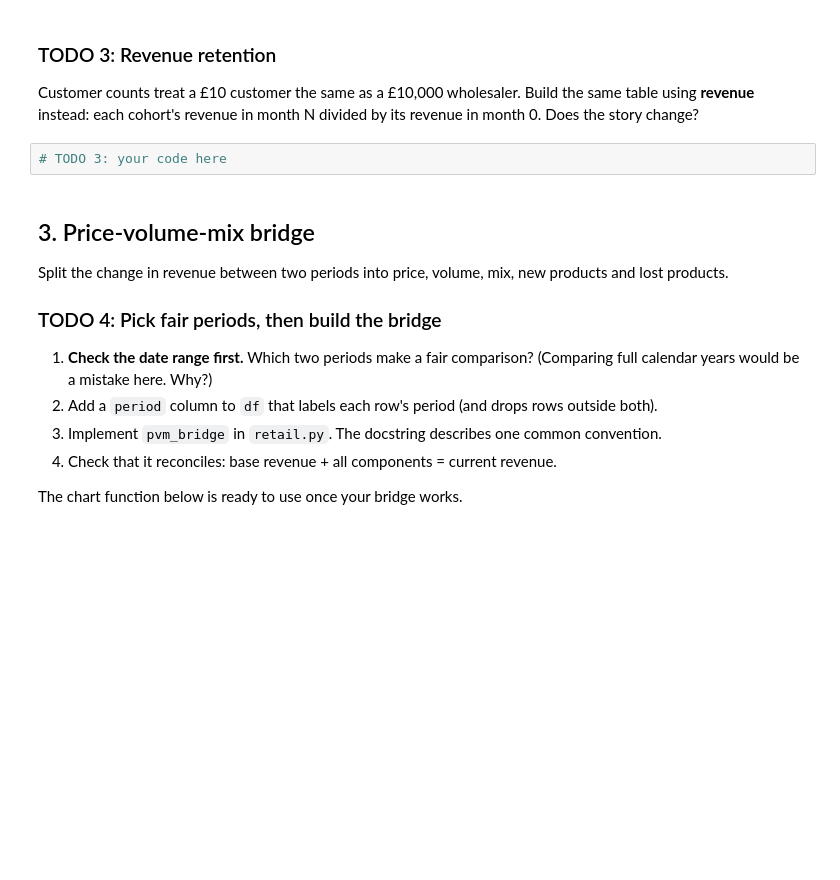
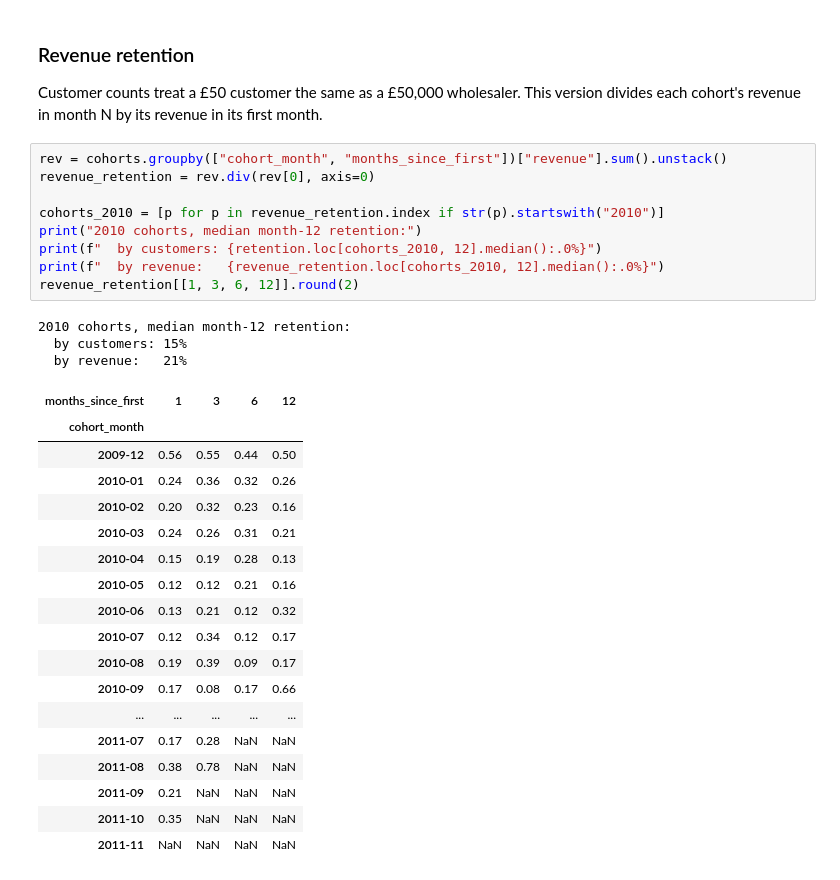
Before and after one commit to franklinaziegbe/data-portfolio, a Jupyter notebook: cohort-retention-pvm/analysis.ipynb, the cells around one changed output. Saved outputs shown, nothing was run; the diff lists cells and outputs as text; blank space fills up the shorter version.

```diff
--- a/cohort-retention-pvm/analysis.ipynb
+++ b/cohort-retention-pvm/analysis.ipynb
@@ -74,19 +183,35 @@ plt.show()
 # %% [markdown]
-### TODO 3: Revenue retention
+### Revenue retention
 
-Customer counts treat a £10 customer the same as a £10,000 wholesaler. Build the same table using **revenue** instead: each cohort's revenue in month N divided by its revenue in month 0. Does the story change?
+Customer counts treat a £50 customer the same as a £50,000 wholesaler. This version divides each cohort's revenue in month N by its revenue in its first month.
-# %%
-# TODO 3: your code here
-# %% [markdown]
-## 3. Price-volume-mix bridge
-
-Split the change in revenue between two periods into price, volume, mix, new products and lost products.
-
-### TODO 4: Pick fair periods, then build the bridge
-
-1. **Check the date range first.** Which two periods make a fair comparison? (Comparing full calendar years would be a mistake here. Why?)
-2. Add a `period` column to `df` that labels each row's period (and drops rows outside both).
-3. Implement `pvm_bridge` in `retail.py`. The docstring describes one common convention.
-4. Check that it reconciles: base revenue + all components = current revenue.
-
-The chart function below is ready to use once your bridge works.
+# %%
+rev = cohorts.groupby(["cohort_month", "months_since_first"])["revenue"].sum().unstack()
+revenue_retention = rev.div(rev[0], axis=0)
+
+cohorts_2010 = [p for p in revenue_retention.index if str(p).startswith("2010")]
+print("2010 cohorts, median month-12 retention:")
+print(f"  by customers: {retention.loc[cohorts_2010, 12].median():.0%}")
+print(f"  by revenue:   {revenue_retention.loc[cohorts_2010, 12].median():.0%}")
+revenue_retention[[1, 3, 6, 12]].round(2)
+# %% [output]
+2010 cohorts, median month-12 retention:
+  by customers: 15%
+  by revenue:   21%
+| months_since_first | 1 | 3 | 6 | 12 |
+| cohort_month |  |  |  |  |
+| 2009-12 | 0.56 | 0.55 | 0.44 | 0.50 |
+| 2010-01 | 0.24 | 0.36 | 0.32 | 0.26 |
+| 2010-02 | 0.20 | 0.32 | 0.23 | 0.16 |
+| 2010-03 | 0.24 | 0.26 | 0.31 | 0.21 |
+| 2010-04 | 0.15 | 0.19 | 0.28 | 0.13 |
+| 2010-05 | 0.12 | 0.12 | 0.21 | 0.16 |
+| 2010-06 | 0.13 | 0.21 | 0.12 | 0.32 |
+| 2010-07 | 0.12 | 0.34 | 0.12 | 0.17 |
+| 2010-08 | 0.19 | 0.39 | 0.09 | 0.17 |
+| 2010-09 | 0.17 | 0.08 | 0.17 | 0.66 |
+| ... | ... | ... | ... | ... |
+| 2011-07 | 0.17 | 0.28 | NaN | NaN |
+| 2011-08 | 0.38 | 0.78 | NaN | NaN |
+| 2011-09 | 0.21 | NaN | NaN | NaN |
+| 2011-10 | 0.35 | NaN | NaN | NaN |
+| 2011-11 | NaN | NaN | NaN | NaN |
```
Also changed, not shown: parts of 30 cells of this notebook, 15 other files.
